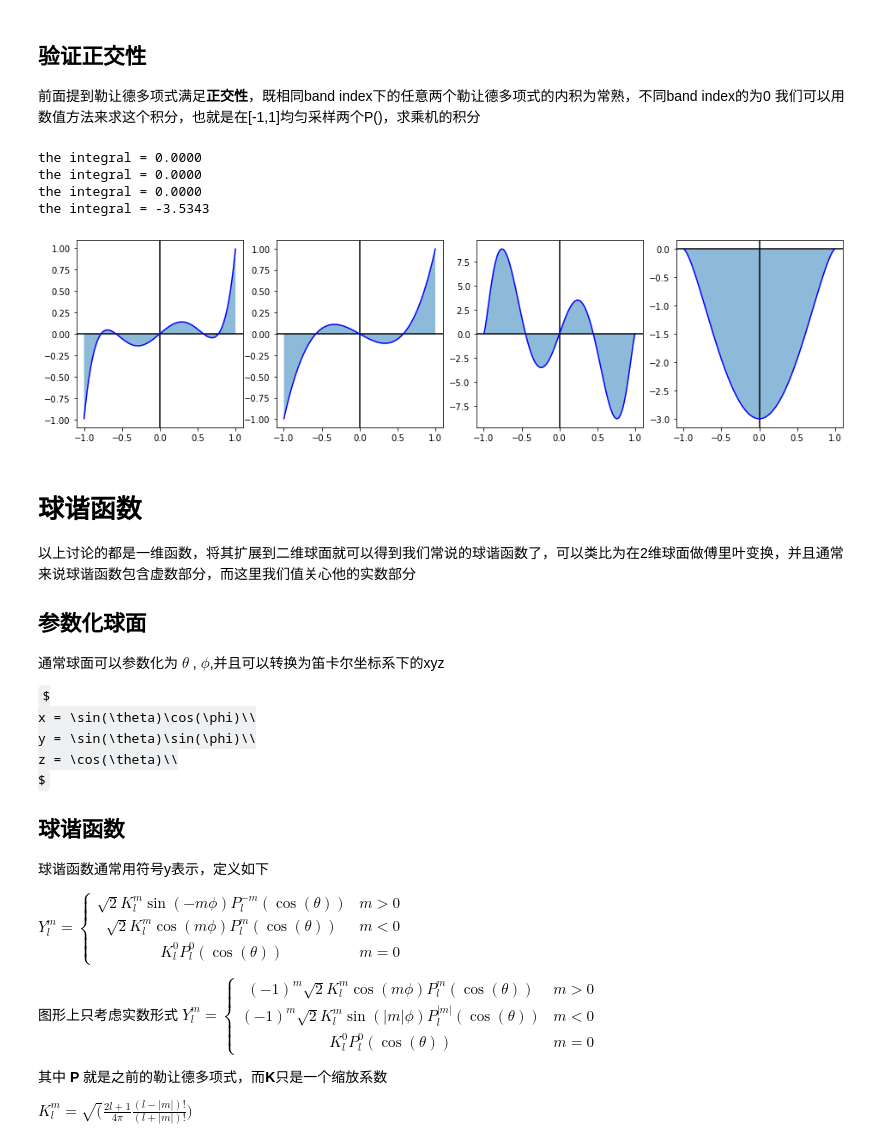
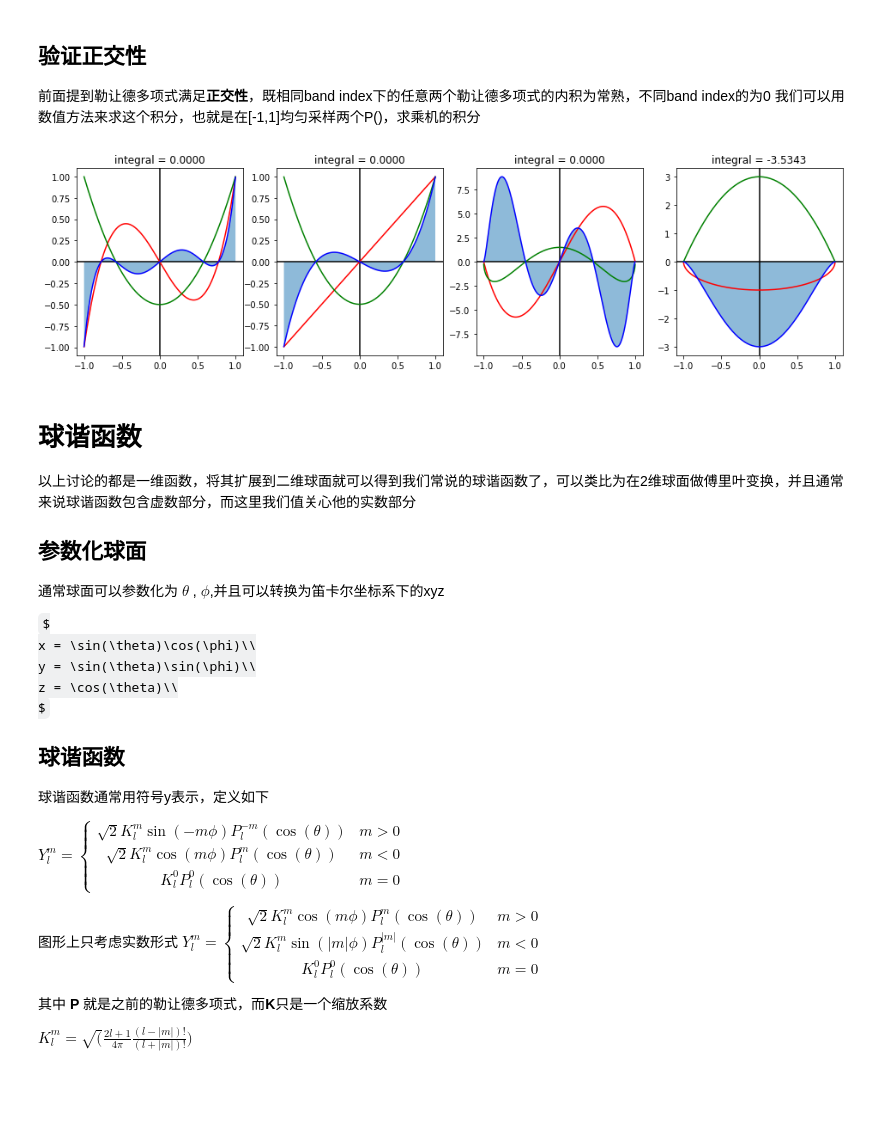
Before and after one commit to fancyzero/SphericalHarmonicNotebook, a Jupyter notebook: MyPrt.ipynb, the cells around one changed output. Drawn from its saved outputs; the diff is of its cells as text; code cells hidden in the pictures; some formulas as TeX source; blank space fills up the shorter version.

```diff
--- a/MyPrt.ipynb
+++ b/MyPrt.ipynb
@@ -118,41 +118,37 @@ plt.plot(XAxis, [P(2, 2, XAxis[x]) for x in range(0, 100)])
 # verity orthogonality of P
 def integrateP(l1, m1, l2, m2, fig, row, col, index):
     v1 = []
     v2 = []
     product = []
     XAxis = []
     sum = 0
     N = 1000.0
     for i in range(int(N)):
         x = ((i+0.5)/N-0.5)*2  # map [0,N) to (-1..1)
         XAxis.append(x)
         a = P(l1, m1, x)
         b = P(l2, m2, x)
         v1.append(a)
         v2.append(b)
         product.append(a*b)
         sum += (a*b)/N*2
     fig.add_subplot(row, col, index)
     plt.axhline(0, color='black')
     plt.axvline(0, color='black')
-    # plt.plot(XAxis,v1,c="red")
-    # plt.plot(XAxis,v2,c="green")
+    plt.plot(XAxis,v1,c="red")
+    plt.plot(XAxis,v2,c="green")
     plt.fill_between(XAxis, product,  alpha=0.5)
     plt.plot(XAxis, product, c="blue")
-    print("the integral = %.4f" % sum)
+    plt.title("integral = %.4f" % sum)
 
 
 fig = plt.figure(figsize=[16, 4])
 integrateP(3, 0, 2, 0, fig, 1, 4, 1)  # should be zero
 integrateP(1, 0, 2, 0, fig, 1, 4, 2)  # should be zero
 integrateP(3, 2, 3, 1, fig, 1, 4, 3)  # should be constant
 integrateP(1, 1, 2, 2, fig, 1, 4, 4)  # should be constant
 # %% [output]
-the integral = 0.0000
-the integral = 0.0000
-the integral = 0.0000
-the integral = -3.5343
-[figure, old version]
+[figure, new version]
 # %% [markdown]
 # 球谐函数
 以上讨论的都是一维函数，将其扩展到二维球面就可以得到我们常说的球谐函数了，可以类比为在2维球面做傅里叶变换，并且通常来说球谐函数包含虚数部分，而这里我们值关心他的实数部分
@@ -179,8 +175,8 @@ $
 图形上只考虑实数形式
 $
 Y_{l}^{m}=\left\{\begin{matrix}
-(-1)^m\sqrt{2}K_{l}^{m}\cos(m\phi)P_{l}^{m}(\cos(\theta)) &  m>0\\
-(-1)^m\sqrt{2}K_{l}^{m}\sin(|m|\phi)P_{l}^{|m|}(\cos(\theta)) &  m<0\\
+\sqrt{2}K_{l}^{m}\cos(m\phi)P_{l}^{m}(\cos(\theta)) &  m>0\\
+\sqrt{2}K_{l}^{m}\sin(|m|\phi)P_{l}^{|m|}(\cos(\theta)) &  m<0\\
 K_{l}^{0}P_{l}^{0}(\cos(\theta))  & m=0
 \end{matrix}\right.
 $
```
Also changed, not shown: parts of 9 cells of this notebook, 9 other files.
